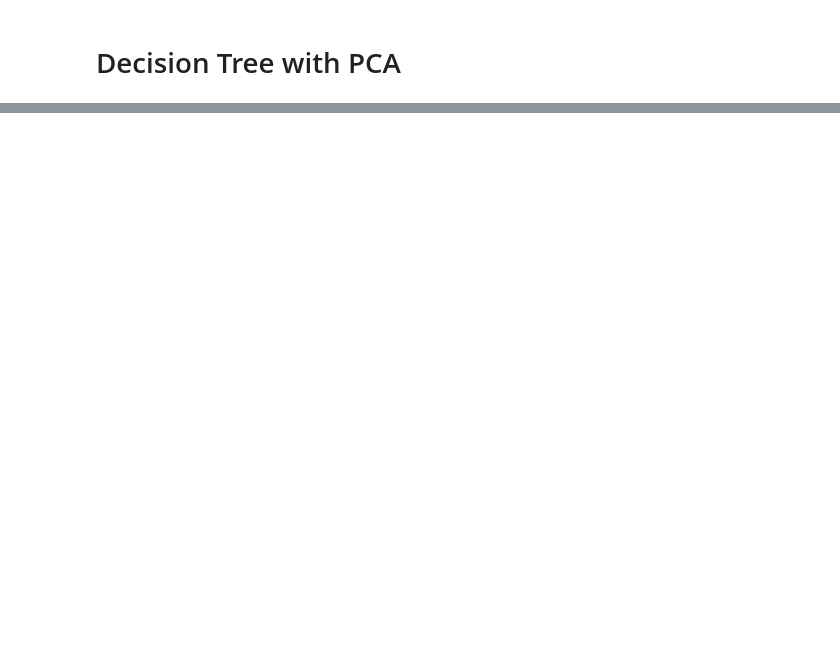
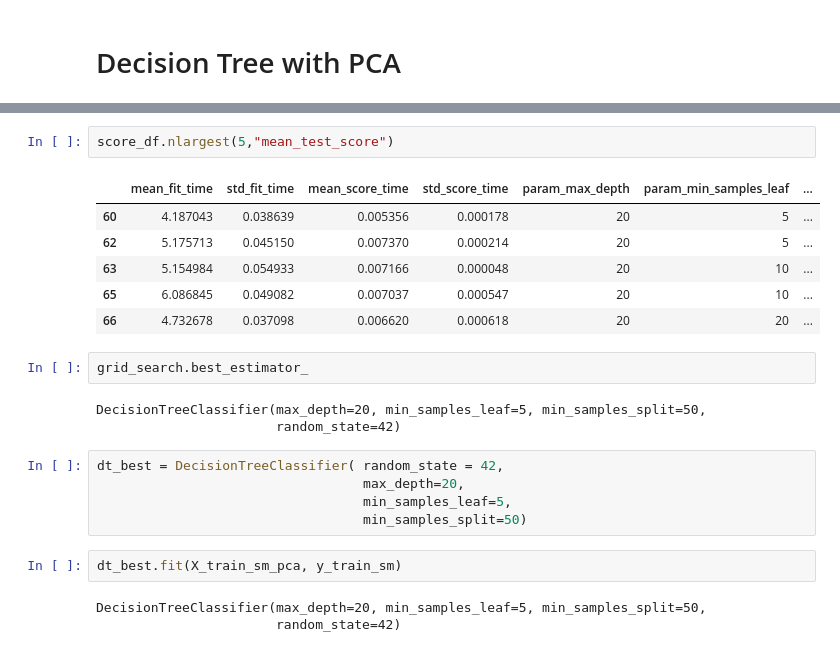
Before and after one commit to SanjayaKumarSahoo/telecom-churn-group-case-study, a Jupyter notebook: solution.ipynb, the cells around one changed output, grey strips where cells are left out. Cells and saved outputs as stored; diff of their text form; blank space fills up the shorter version.

```diff
--- a/solution.ipynb
+++ b/solution.ipynb
@@ -1592,0 +1633,24 @@ Accuracy of the logistic regression model with PCA:  0.6967548834278513
+# %%
+score_df.nlargest(5,"mean_test_score")
+# %% [output]
+|  | mean_fit_time | std_fit_time | mean_score_time | std_score_time | param_max_depth | param_min_samples_leaf | ... |
+| 60 | 4.187043 | 0.038639 | 0.005356 | 0.000178 | 20 | 5 | ... |
+| 62 | 5.175713 | 0.045150 | 0.007370 | 0.000214 | 20 | 5 | ... |
+| 63 | 5.154984 | 0.054933 | 0.007166 | 0.000048 | 20 | 10 | ... |
+| 65 | 6.086845 | 0.049082 | 0.007037 | 0.000547 | 20 | 10 | ... |
+| 66 | 4.732678 | 0.037098 | 0.006620 | 0.000618 | 20 | 20 | ... |
+# %%
+grid_search.best_estimator_
+# %% [output]
+DecisionTreeClassifier(max_depth=20, min_samples_leaf=5, min_samples_split=50,
+                       random_state=42)
+# %%
+dt_best = DecisionTreeClassifier( random_state = 42,
+                                  max_depth=20,
+                                  min_samples_leaf=5,
+                                  min_samples_split=50)
+# %%
+dt_best.fit(X_train_sm_pca, y_train_sm)
+# %% [output]
+DecisionTreeClassifier(max_depth=20, min_samples_leaf=5, min_samples_split=50,
+                       random_state=42)
```
Also changed, not shown: parts of 11 cells of this notebook.
